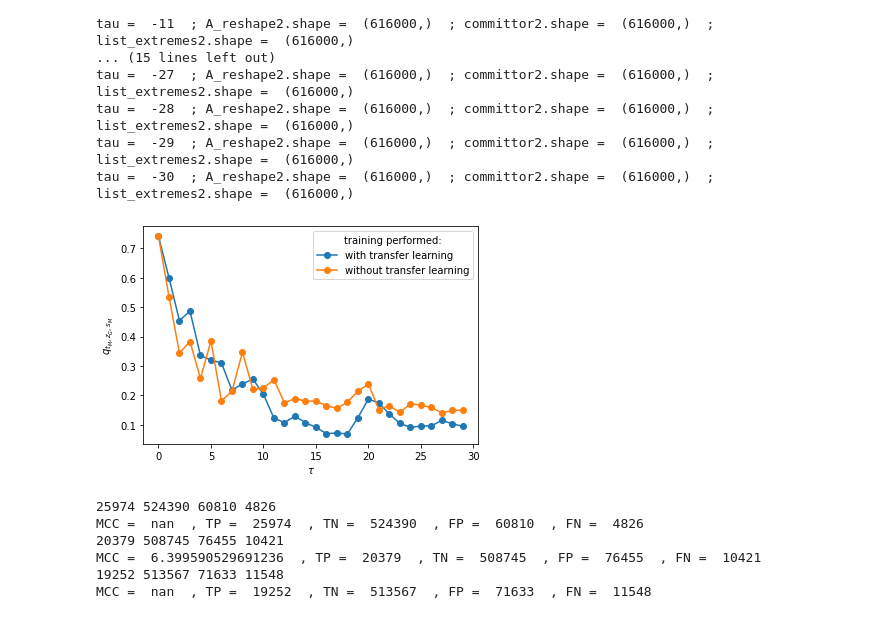
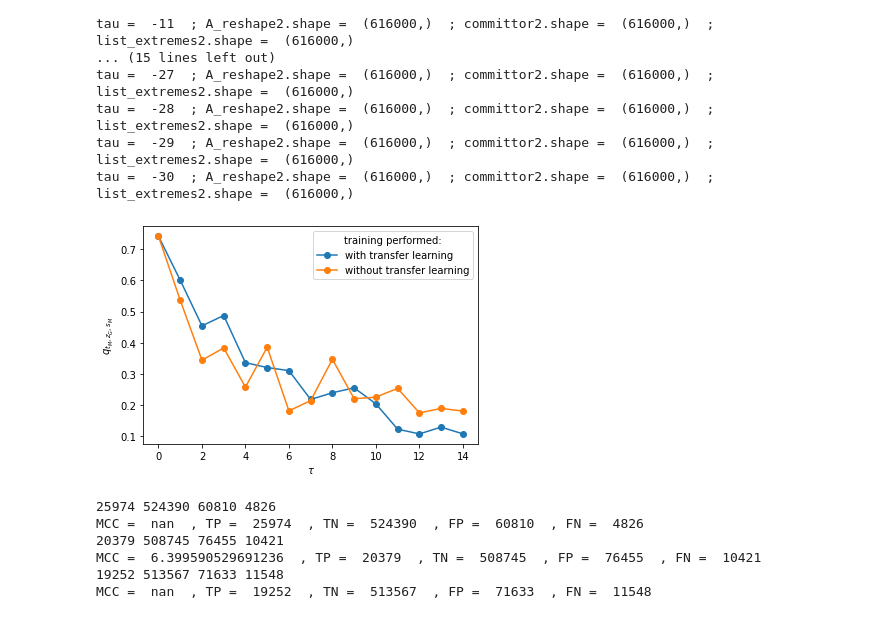
Before and after one commit to georgemilosh/Climate-Learning, a Jupyter notebook: PLASIM/Committor_LONG-smoothness.ipynb, the cells around one changed output. Cells and saved outputs as stored; diff of their text form; code cells hidden in the pictures.

Commit message:
Improved the plots

```diff
--- a/PLASIM/Committor_LONG-smoothness.ipynb
+++ b/PLASIM/Committor_LONG-smoothness.ipynb
@@ -333,15 +333,15 @@ tau =  -30  ; A_reshape2.shape =  (616000,)  ; committor2.shape =  (616000,)  ;
 # %%
 title = "Images/q_vs_TF.png"
 fig = plt.figure(figsize=(6, 4))
-plt.plot([committor_tau[i,493,15] for i in range(30)],'-o', label='with transfer learning')
-plt.plot([committor_tau2[i,493,15] for i in range(30)],'-o', label='without transfer learning')
+plt.plot([committor_tau[i,493,15] for i in range(15)],'-o', label='with transfer learning')
+plt.plot([committor_tau2[i,493,15] for i in range(15)],'-o', label='without transfer learning')
 plt.xlabel(r'$\tau$')
 plt.ylabel(r'$q_{t_M, z_G, s_M}$')
 plt.legend(title='training performed:')
 plt.show()
 fig.savefig(title, bbox_inches='tight', dpi=300)
 # %% [output]
-[figure, old version]
+[figure, new version]
 # %%
 for tau in [0,15,30]:
     TP_list =((label_assignment[tau,:] == 1)& (list_extremes == 1))
```
Also changed, not shown: parts of 1 cell of this notebook.
